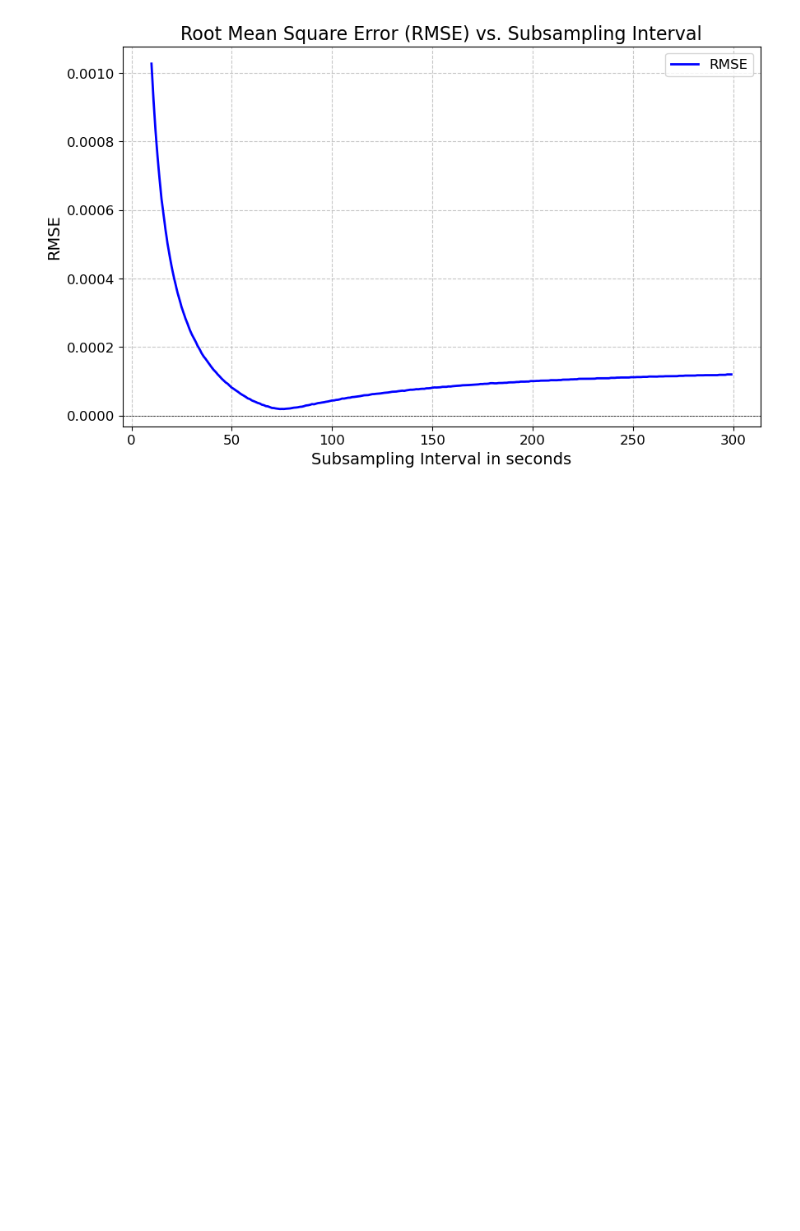
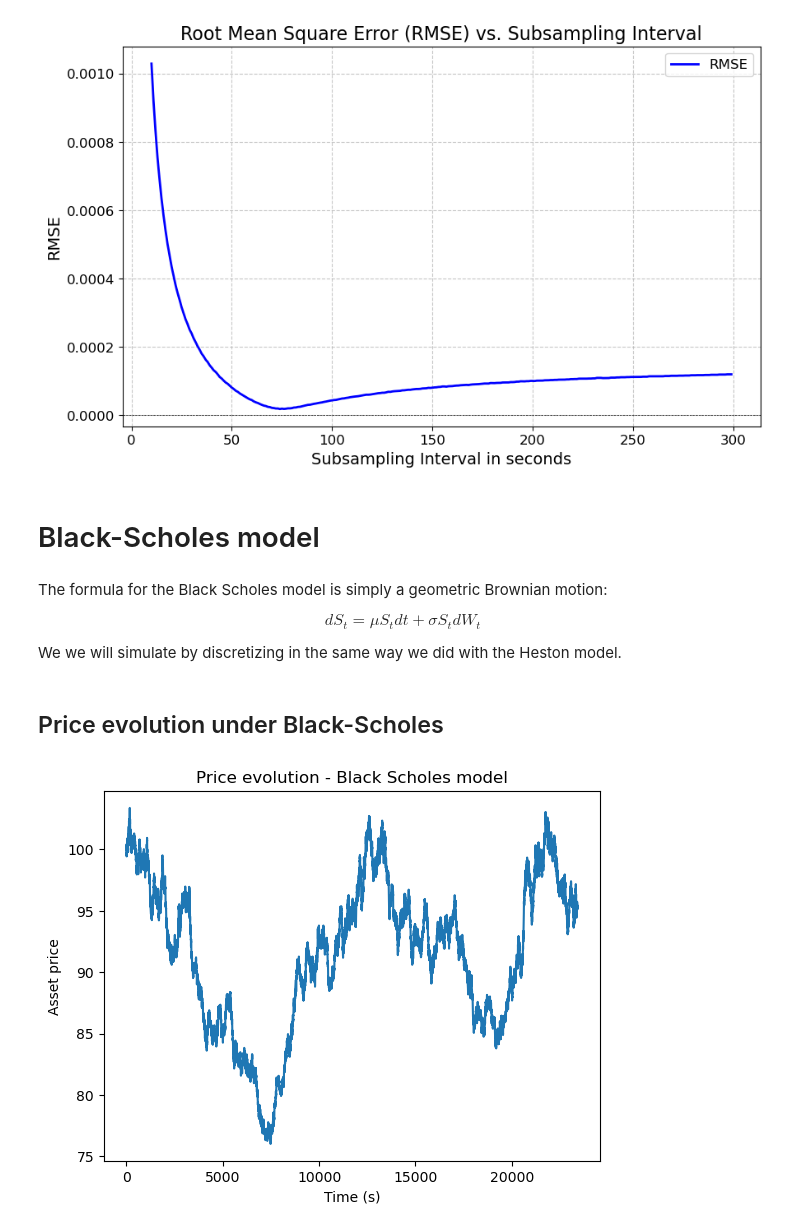
Before and after one commit to nicolassinott/HFT, a Jupyter notebook: Integrated_volatility/monte_carlo.ipynb, the cells around one changed output. Cells and saved outputs as stored; diff of their text form; code cells hidden in the pictures; blank space fills up the shorter version.

Commit message:
implementing black-scholes model

```diff
--- a/Integrated_volatility/monte_carlo.ipynb
+++ b/Integrated_volatility/monte_carlo.ipynb
@@ -357,3 +356,44 @@ plt.axhline(0, color='black', linewidth=0.5, linestyle='--')
 plt.show()
 # %% [output]
 [figure]
+# %% [markdown]
+# Black-Scholes model
+# %% [markdown]
+The formula for the Black Scholes model is simply a geometric Brownian motion:
+
+$$
+dS_{t} = \mu S_{t} dt + \sigma S_{t} dW_{t}
+$$
+
+We we will simulate by discretizing in the same way we did with the Heston model.
+# %%
+def generate_returns_black_scholes():
+    ''' Generates the returns under the Black-Scholes model
+    '''
+
+    S = np.zeros((N_simulations, Nsec+1))
+    S[:, 0] = S0
+
+    dB = np.random.normal(0, np.sqrt(dt), (N_simulations, Nsec))
+
+    for i in range(Nsec):
+        dS = mu * S[:, i] * dt + alpha * S[:, i] * dB[:, i]
+        S[:, i+1] = S[:, i] * np.exp(dS)
+
+    dX = np.diff(S, axis = 1) / S[:,:-1]
+
+    X = np.cumsum(dX, axis = 1)
+
+    return S, dX, X
+# %%
+S, dX, X = generate_returns_black_scholes()
+# %% [markdown]
+## Price evolution under Black-Scholes
+# %%
+plt.plot(np.arange(S.shape[1]),S[-1,:])
+plt.title('Price evolution - Black Scholes model')
+plt.xlabel('Time (s)')
+plt.ylabel('Asset price')
+plt.show()
+# %% [output]
+[figure, added]
```
Also changed, not shown: parts of 5 cells of this notebook.
